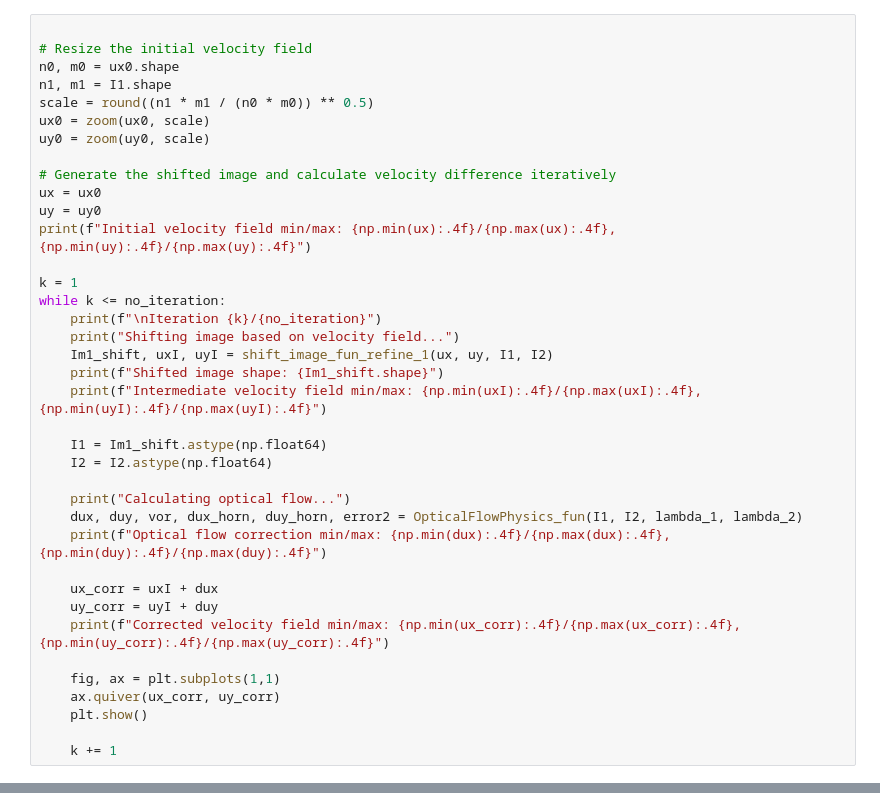
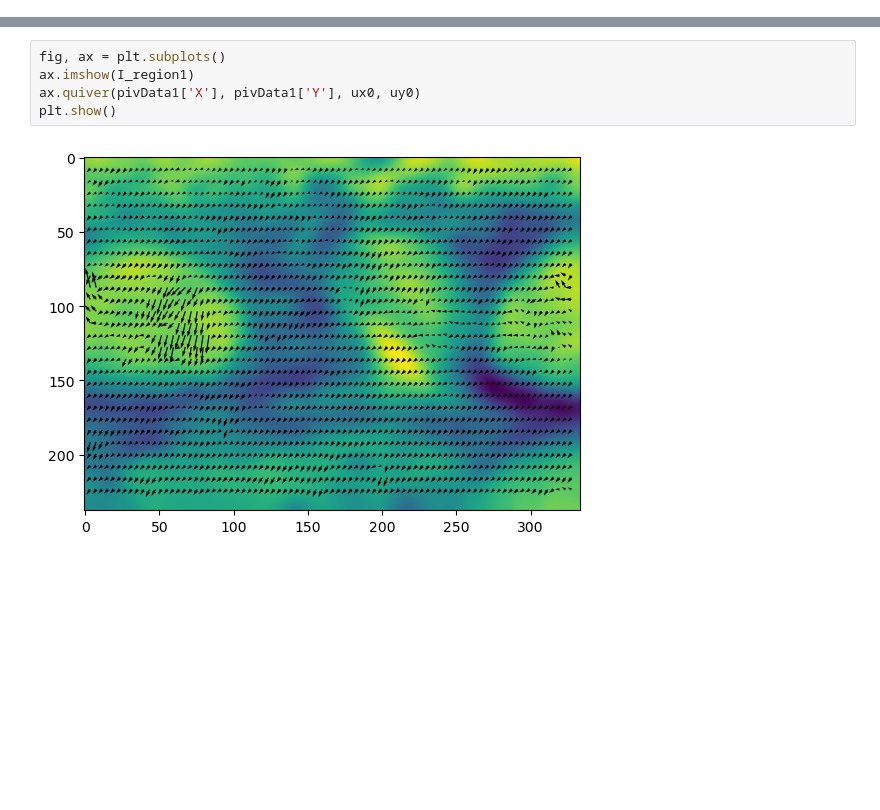
Before and after one commit to alexlib/OpenOpticalFlow_PIV_v1, a Jupyter notebook: OpenOpticalFlow_PIV_run.ipynb, the cells around one changed output, grey strips where cells are left out. Drawn from its saved outputs; the diff is of its cells as text; blank space fills up the shorter version.

Commit message:
tests and data from HS_PIV git repo

```diff
--- a/OpenOpticalFlow_PIV_run.ipynb
+++ b/OpenOpticalFlow_PIV_run.ipynb
@@ -326,38 +190,0 @@ Velocity field shape: (28, 82, 1)
-# %%
-
-# Resize the initial velocity field
-n0, m0 = ux0.shape
-n1, m1 = I1.shape
-scale = round((n1 * m1 / (n0 * m0)) ** 0.5)
-ux0 = zoom(ux0, scale)
-uy0 = zoom(uy0, scale)
-
-# Generate the shifted image and calculate velocity difference iteratively
-ux = ux0
-uy = uy0
-print(f"Initial velocity field min/max: {np.min(ux):.4f}/{np.max(ux):.4f}, {np.min(uy):.4f}/{np.max(uy):.4f}")
-
-k = 1
-while k <= no_iteration:
-    print(f"\nIteration {k}/{no_iteration}")
-    print("Shifting image based on velocity field...")
-    Im1_shift, uxI, uyI = shift_image_fun_refine_1(ux, uy, I1, I2)
-    print(f"Shifted image shape: {Im1_shift.shape}")
-    print(f"Intermediate velocity field min/max: {np.min(uxI):.4f}/{np.max(uxI):.4f}, {np.min(uyI):.4f}/{np.max(uyI):.4f}")
-
-    I1 = Im1_shift.astype(np.float64)
-    I2 = I2.astype(np.float64)
-
-    print("Calculating optical flow...")
-    dux, duy, vor, dux_horn, duy_horn, error2 = OpticalFlowPhysics_fun(I1, I2, lambda_1, lambda_2)
-    print(f"Optical flow correction min/max: {np.min(dux):.4f}/{np.max(dux):.4f}, {np.min(duy):.4f}/{np.max(duy):.4f}")
-
-    ux_corr = uxI + dux
-    uy_corr = uyI + duy
-    print(f"Corrected velocity field min/max: {np.min(ux_corr):.4f}/{np.max(ux_corr):.4f}, {np.min(uy_corr):.4f}/{np.max(uy_corr):.4f}")
-
-    fig, ax = plt.subplots(1,1)
-    ax.quiver(ux_corr, uy_corr)
-    plt.show()
-
-    k += 1
@@ -453,0 +232,7 @@ Displaying plots...
+# %%
+fig, ax = plt.subplots()
+ax.imshow(I_region1)
+ax.quiver(pivData1['X'], pivData1['Y'], ux0, uy0)
+plt.show()
+# %% [output]
+[figure, added]
```
Also changed, not shown: parts of 13 cells of this notebook, 48 other files.
